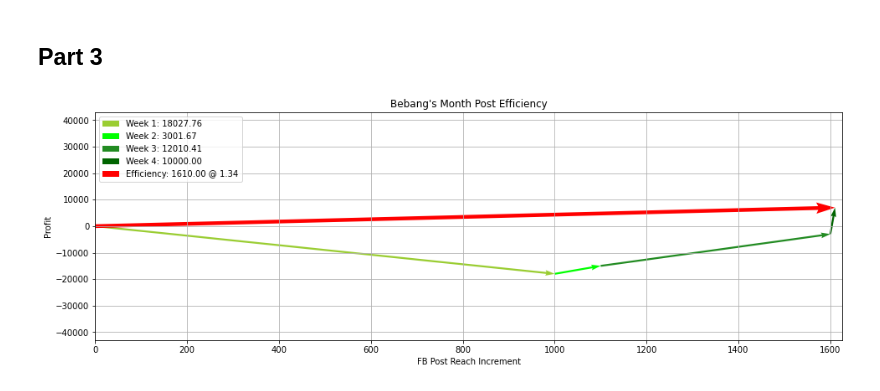
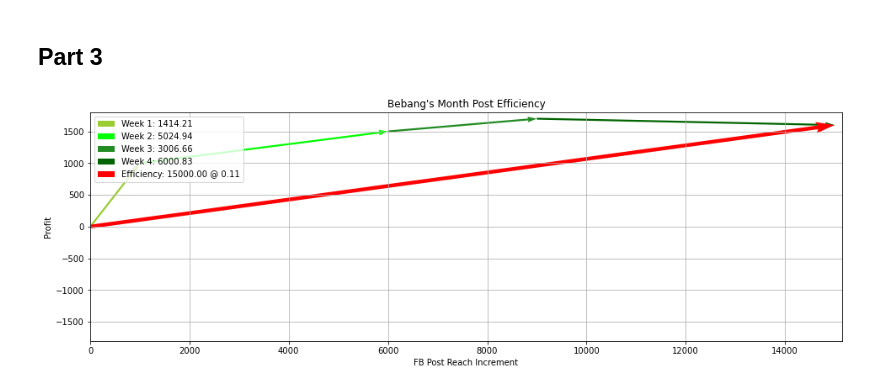
Before and after one commit to jovianparco/LinearAlgebra, a Jupyter notebook: Lab 2 Exercies.ipynb, the cells around one changed output. Drawn from its saved outputs; the diff is of its cells as text; code cells hidden in the pictures.

```diff
--- a/Lab 2 Exercies.ipynb
+++ b/Lab 2 Exercies.ipynb
@@ -114,64 +107,61 @@ NameError: name 'np' is not defined
 # %% [markdown]
 ## Part 3
 # %%
-def month_profit_trace(profit, reach, make_figs=True): ## You can simplify/ optimize this code for extra points
-    if (profit.shape == (4,)) and (reach.shape == (4,)):
-        week1 = np.array((reach[0], profit[0]))
+def month_profit_trace(profit, reach, make_figs=True):
+    if (profit.shape == (4,)) and (reach.shape == (4,)):                                             # Confrirming if the given have a size of 4 array
+        week1 = np.array((reach[0], profit[0]))                                                      # Setup the array for each week
         week2 = np.array((reach[1], profit[1]))
         week3 = np.array((reach[2], profit[2]))
         week4 = np.array((reach[3], profit[3]))
 
-        week_total = reach.sum(axis=0),profit.sum(axis=0)
-        week_performance = reach.sum(axis=0)
+        week_total = reach.sum(axis=0),profit.sum(axis=0)                                            # Computing total profit
+        week_performance = reach.sum(axis=0)                                                         # Computing for total reach
         alpha = 10**-6
-        reach_gradient = np.arctan(np.divide(profit.sum(axis=0),np.add(reach.sum(axis=0),alpha)))
+        reach_gradient = np.arctan(np.divide(profit.sum(axis=0),np.add(reach.sum(axis=0),alpha)))    # Computing for the ploting gradient
 
-
+                                                                    ## Plot for the eagle's flight ##
         plt.figure(figsize=(16,5))
         plt.title('Bebang\'s Month Post Efficiency')
         plt.xlim(0,1.01*np.sum(reach))
         plt.ylim(-np.sum(np.abs(profit)),np.sum(np.abs(profit)))
         plt.xlabel('FB Post Reach Increment')
         plt.ylabel('Profit')
         plt.grid()
         n = 2
 
-        plt.quiver(0,0, week1[0], week1[1],
-                   angles='xy', scale_units='xy',scale=1, color='yellowgreen', width=0.0025,
-                   label='Week 1: {:.2f}'.format(np.linalg.norm(week1)))
+        plt.quiver(0,0, week1[0], week1[1],                                                                            # Plotting the tail and the head of the arrow
+                   angles='xy', scale_units='xy',scale=1, color='yellowgreen', width=0.0025,                           # Properties of the arrow
+                   label='Week 1: {:.2f}'.format(np.linalg.norm(week1)))                                               # Text label of the arrow
 
         plt.quiver(week1[0],week1[1], week2[0], week2[1],
                    angles='xy', scale_units='xy',scale=1, color='lime', width=0.0025,
                    label='Week 2: {:.2f}'.format(np.linalg.norm(week2)))
 
         plt.quiver(np.add(week1[0],week2[0]),np.add(week1[1],week2[1]),week3[0], week3[1],
                    angles='xy', scale_units='xy',scale=1, color='forestgreen', width=0.0025,
                    label='Week 3: {:.2f}'.format(np.linalg.norm(week3)))
 
         plt.quiver(week1[0]+week2[0]+week3[0],week2[1]+week3[1]+week1[1],week4[0], week4[1],
                    angles='xy', scale_units='xy',scale=1, color='darkgreen', width=0.0025,
                    label='Week 4: {:.2f}'.format(np.linalg.norm(week4)))
 
-        ## put necessary vector plotting code here
-
         plt.quiver(0,0, week_total[0], week_total[1],
                    angles='xy', scale_units='xy',scale=1, color='red', width=0.005,
                   label='Efficiency: {:.2f} @ {:.2f}'.format(week_performance, reach_gradient))
 
-        plt.legend(loc='upper left')
+        plt.legend(loc='upper left')                                                                                  # Displaying all the labels
 
         if make_figs:
-            plt.savefig(f'LinAlg-Lab2-Bebang Post Eff-{int(week_performance)}@{int(reach_gradient)}.png', dpi=300)
+            plt.savefig(f'LinAlg-Lab2-Bebang Post Eff-{int(week_performance)}@{int(reach_gradient)}.png', dpi=300)    # Screen capturing the plot
 
-        plt.show()
+        plt.show()                                                                                                    # Showing the plot
 
     else:
-        print('Dimension error') ## Make a more appropriate error statement.
+        print("Needs four set of profit and reach in that span over four weeks")
 
-profit= np.array([-18000, 3000, 12000, 10000])    ## You can change the values to make different scenarios
-reach = np.array([1000, 100, 500, 10])             ## You can change the values to make different scenarios
-
-month_profit_trace(profit, reach, make_figs=False)
+profit= np.array([1414, 50024, 3200, 9421])
+reach = np.array([1000, 5000, 3000, 6000])
+month_profit_trace(profit, reach, make_figs=True)
 # %% [output]
-[figure, old version]
+[figure, new version]
 # %% [markdown]
```
Also changed, not shown: parts of 4 cells of this notebook, 7 other files.
